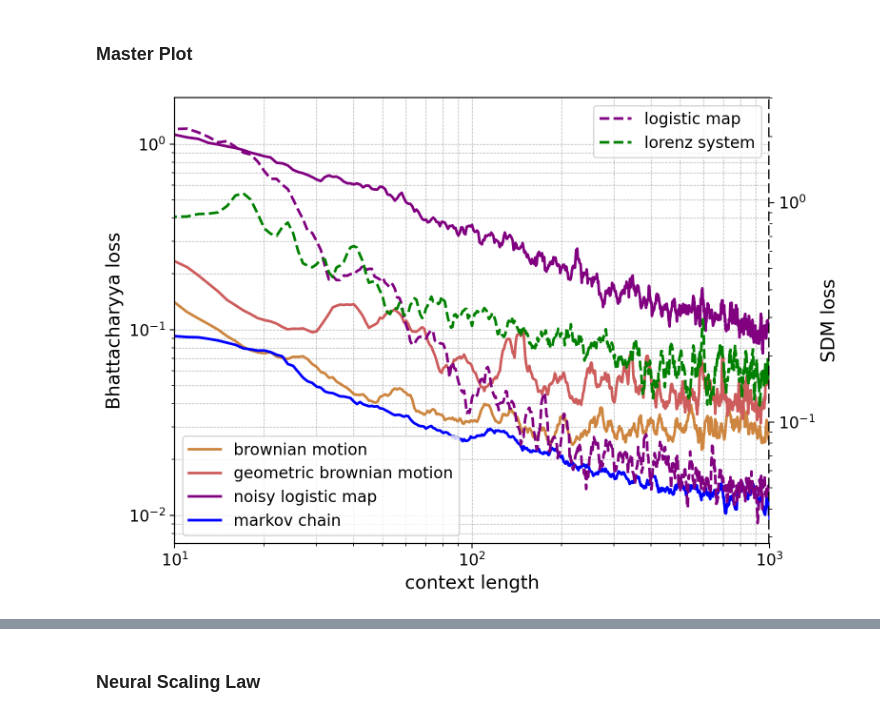
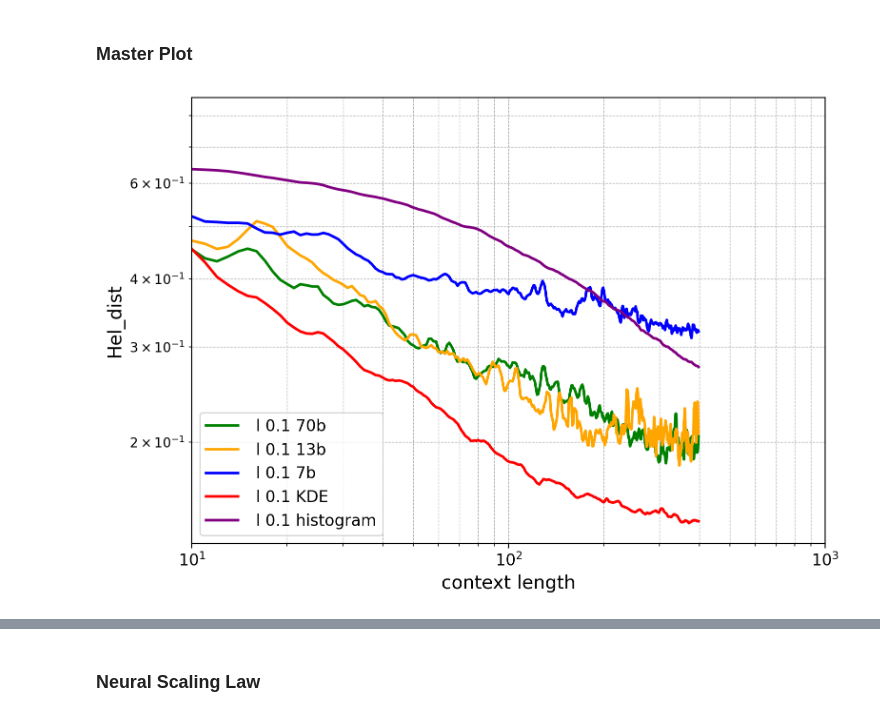
Before and after one commit to AntonioLiu97/LLMICL_inPCA, a Jupyter notebook: figures_analysis/experiment_plots.ipynb, the cells around one changed output, grey strips where cells are left out. Cells and saved outputs as stored; diff of their text form; code cells hidden in the pictures.

```diff
--- a/figures_analysis/experiment_plots.ipynb
+++ b/figures_analysis/experiment_plots.ipynb
@@ -487,10 +299,0 @@ number of trajectories: 20
-# %%
-series_name = 'uncorrelated_gaussian'
-x_range, avg_mean_loss, avg_BT_loss = experiment_plotter(series_name = series_name,
-                   xlog = 0,
-                   ylog = 0,
-                   plot_mean = 0,
-                   processed_series=processed_series, legend = True)
-
-fig_1_series[series_name] = (x_range, avg_BT_loss)
-plt.savefig(figure_save_path / f"{series_name}.png", dpi=300, bbox_inches='tight')
@@ -500,10 +299,0 @@ number of trajectories: 12
-# %%
-series_name = 'correlated_gaussian'
-x_range, avg_mean_loss, avg_BT_loss = experiment_plotter(series_name = series_name,
-                   xlog = 0,
-                   ylog = 0,
-                   plot_mean = 0,
-                   processed_series=processed_series, legend = True)
-
-fig_1_series[series_name] = (x_range, avg_BT_loss)
-plt.savefig(figure_save_path / f"{series_name}.png", dpi=300, bbox_inches='tight')
@@ -529,54 +305,43 @@ import matplotlib.lines as mlines
 import seaborn as sns
 
 # Define line styles for different series
-line_styles = ['solid', 'solid', 'dashed', 'solid', 'dashed', 'solid']
-ordered_series_names = ['brownian_motion', 'geometric_brownian_motion', 'logistic_map', 'noisy_logistic_map', 'lorenz_system','markov_chain']
-# Define colors for different series
-colors = ['peru', 'indianred', 'purple', 'purple', 'green', 'blue']
+line_styles = ['solid'] * 4
+ordered_series_names = ['uncorrelated_random_PDF_l_0.1_70b', 'uncorrelated_random_PDF_l_0.1_13b', 'uncorrelated_random_PDF_l_0.1_7b', 'uncorrelated_random_PDF_l_0.1_KDE', 'uncorrelated_random_PDF_l_0.1_histogram']
+colors = [ 'green', 'orange', 'blue', 'red', 'purple']
 
 fig, ax1 = plt.subplots(figsize=(8, 5.5), dpi = 200)
-ax2 = ax1.twinx()  # Create twin axis
 
 for i, series_name in enumerate(ordered_series_names):
     x, y = fig_1_series[series_name]
     if line_styles[i % len(line_styles)] == 'solid':
-        ax1.plot(x, y, linewidth=2, label=series_name.replace('_', ' '), linestyle=line_styles[i % len(line_styles)], color=colors[i], alpha = 1)
+        ax1.plot(x, y, linewidth=2, label=series_name[23:].replace('_', ' '), linestyle=line_styles[i % len(line_styles)], color=colors[i], alpha = 1)
     else:
-        ax2.plot(x, y, linewidth=2, label=series_name.replace('_', ' '), linestyle=line_styles[i % len(line_styles)], color=colors[i], alpha = 1)
+        ax2.plot(x, y, linewidth=2, label=series_name[23:].replace('_', ' '), linestyle=line_styles[i % len(line_styles)], color=colors[i], alpha = 1)
 
 ax1.set_xscale('log')
 ax1.set_yscale('log')
-ax2.set_yscale('log')
 
 # Set grid lines
 ax1.grid(True, which='both', linestyle='--', linewidth=0.5)
 
 # Set labels with larger font size
 ax1.set_xlabel("context length", fontsize=14)
-ax1.set_ylabel("Bhattacharyya loss", fontsize=14)
-ax2.set_ylabel("SDM loss", fontsize=14)
+ax1.set_ylabel(loss_func, fontsize=14)
 
 # Set legend inside the plot area
 legend1 = ax1.legend(loc='lower left', fontsize=12)
-legend2 = ax2.legend(loc='upper right', fontsize=12)
+
 
 # Increase tick label size
 ax1.tick_params(axis='both', which='major', labelsize=12)
-ax2.tick_params(axis='both', which='major', labelsize=12)
 
-# Overlay a dashed line on the right y-axis
-ax2.plot([1, 1], [0, 1], transform=ax2.transAxes, color='k', linestyle='--', lw=2)
-
-# Turn off the original right axis
-ax2.spines['right'].set_visible(False)
-ax1.spines['right'].set_visible(False)
 ax1.set_xlim(10,1000)
 # Use tight layout
 plt.tight_layout()
 
 # Save the figure in high resolution
-plt.savefig(figure_save_path / "fig1.png", dpi=300, bbox_extra_artists=(legend1, legend2), bbox_inches='tight')
+plt.savefig(figure_save_path / "fig1.png", dpi=300, bbox_inches='tight')
 
 plt.show()
 # %% [output]
-[figure, old version]
+[figure, new version]
```
Also changed, not shown: parts of 27 cells of this notebook, 21 other files.
